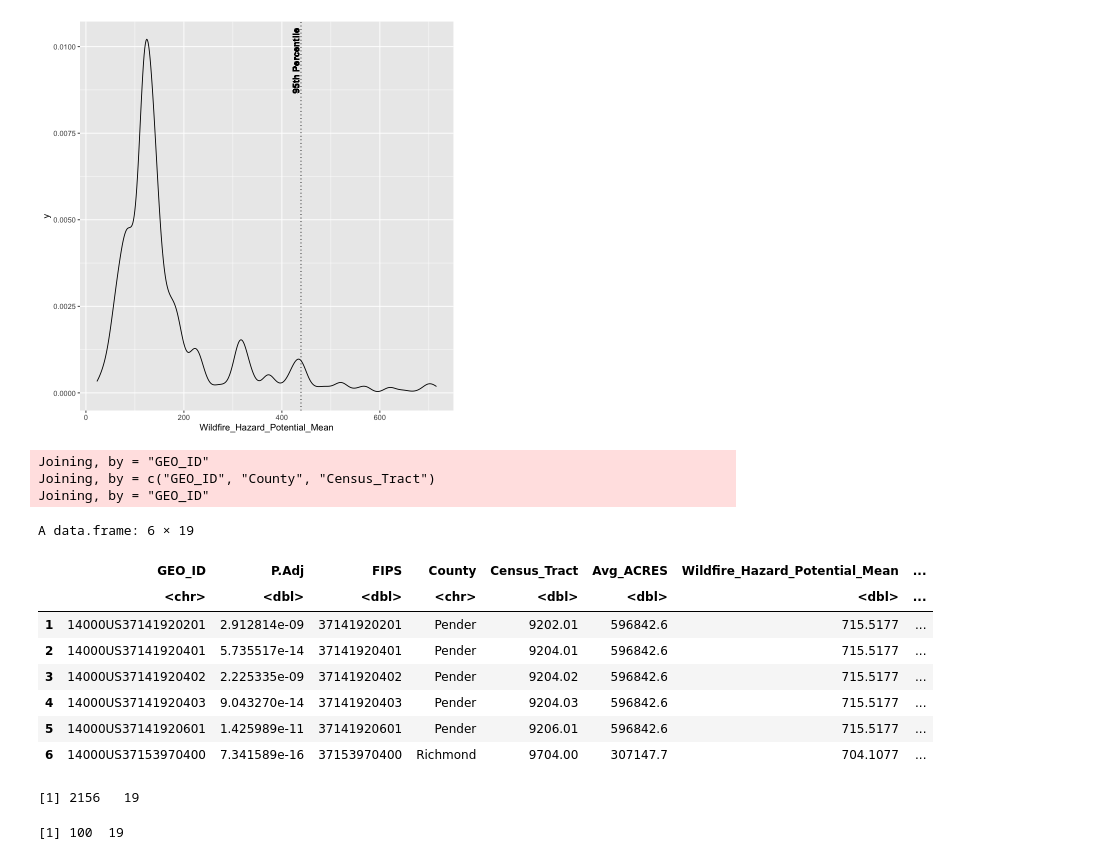
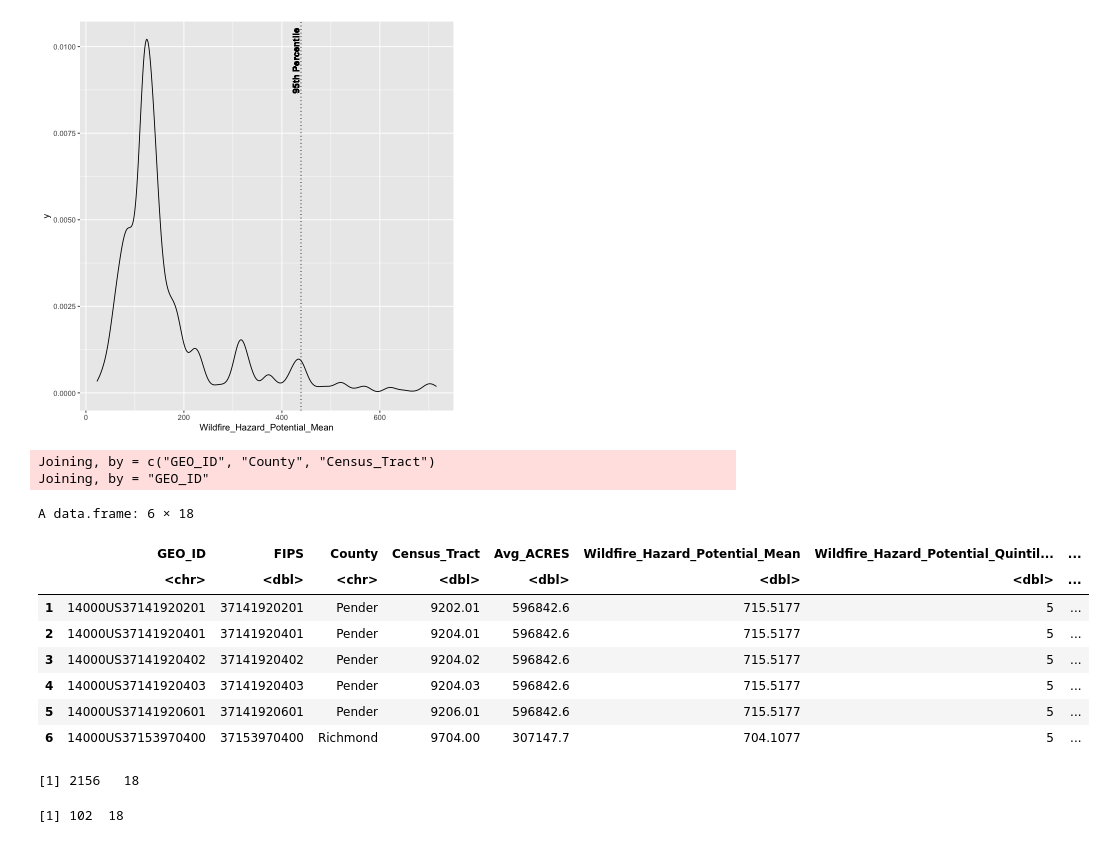
Before and after one commit to UNC-CEMALB/ENVIROSCAN, a Jupyter notebook: 7. Manuscript Statistics/Manuscript Statistics.ipynb, the cells around one changed output. Drawn from its saved outputs; the diff is of its cells as text; code cells hidden in the pictures.

```diff
--- a/7. Manuscript Statistics/Manuscript Statistics.ipynb
+++ b/7. Manuscript Statistics/Manuscript Statistics.ipynb
@@ -75,36 +83,32 @@ ggplot(whp_df) +
 [figure]
 # %%
 # creating 1 df
-# ejscreen_cluster_moran_df = inner_join(ejscreen_cluster_df[,c(1,7)], local_moran_df[,c(1,4)])
-# whp_housing_df = inner_join(whp_df, housing_df)
-
-full_df = reduce(list(local_moran_df[,c(1,4)], whp_df, housing_df, unique(ejscreen_cluster_df[,c(1,7)])),
+full_df = reduce(list(whp_df, housing_df, unique(ejscreen_cluster_df[,c(1,7)])), #local_moran_df[,c(1,4)],
                  inner_join)
 head(full_df)
 
 dim(full_df)
 # %% [output]
-Joining, by = "GEO_ID"
 Joining, by = c("GEO_ID", "County", "Census_Tract")
 Joining, by = "GEO_ID"
-A data.frame: 6 × 19
+A data.frame: 6 × 18
-|  | GEO_ID | P.Adj | FIPS | County | Census_Tract | Avg_ACRES | Wildfire_Hazard_Potential_Mean | ... |
-|  | <chr> | <dbl> | <dbl> | <chr> | <dbl> | <dbl> | <dbl> | ... |
-| 1 | 14000US37141920201 | 2.912814e-09 | 37141920201 | Pender | 9202.01 | 596842.6 | 715.5177 | ... |
-| 2 | 14000US37141920401 | 5.735517e-14 | 37141920401 | Pender | 9204.01 | 596842.6 | 715.5177 | ... |
-| 3 | 14000US37141920402 | 2.225335e-09 | 37141920402 | Pender | 9204.02 | 596842.6 | 715.5177 | ... |
-| 4 | 14000US37141920403 | 9.043270e-14 | 37141920403 | Pender | 9204.03 | 596842.6 | 715.5177 | ... |
-| 5 | 14000US37141920601 | 1.425989e-11 | 37141920601 | Pender | 9206.01 | 596842.6 | 715.5177 | ... |
-| 6 | 14000US37153970400 | 7.341589e-16 | 37153970400 | Richmond | 9704.00 | 307147.7 | 704.1077 | ... |
+|  | GEO_ID | FIPS | County | Census_Tract | Avg_ACRES | Wildfire_Hazard_Potential_Mean | Wildfire_Hazard_Potential_Quintil... | ... |
+|  | <chr> | <dbl> | <chr> | <dbl> | <dbl> | <dbl> | <dbl> | ... |
+| 1 | 14000US37141920201 | 37141920201 | Pender | 9202.01 | 596842.6 | 715.5177 | 5 | ... |
+| 2 | 14000US37141920401 | 37141920401 | Pender | 9204.01 | 596842.6 | 715.5177 | 5 | ... |
+| 3 | 14000US37141920402 | 37141920402 | Pender | 9204.02 | 596842.6 | 715.5177 | 5 | ... |
+| 4 | 14000US37141920403 | 37141920403 | Pender | 9204.03 | 596842.6 | 715.5177 | 5 | ... |
+| 5 | 14000US37141920601 | 37141920601 | Pender | 9206.01 | 596842.6 | 715.5177 | 5 | ... |
+| 6 | 14000US37153970400 | 37153970400 | Richmond | 9704.00 | 307147.7 | 704.1077 | 5 | ... |
-[1] 2156   19
+[1] 2156   18
 # %%
-# filtering for geo ids that have a high risk WHP & are significantly correlated to its neighbors
+# filtering for geo ids that have a high risk WHP
 high_risk_df = full_df %>%
-    filter(Wildfire_Hazard_Potential_Mean > high_risk_WHP & P.Adj < 0.05)
+    filter(Wildfire_Hazard_Potential_Mean > high_risk_WHP)
 
 dim(high_risk_df)
 # %% [output]
-[1] 100  19
+[1] 102  18
 # %%
 # determinig the number of housing units in high risk GEO ids
 high_risk_df %>%
```
Also changed, not shown: parts of 8 cells of this notebook.
